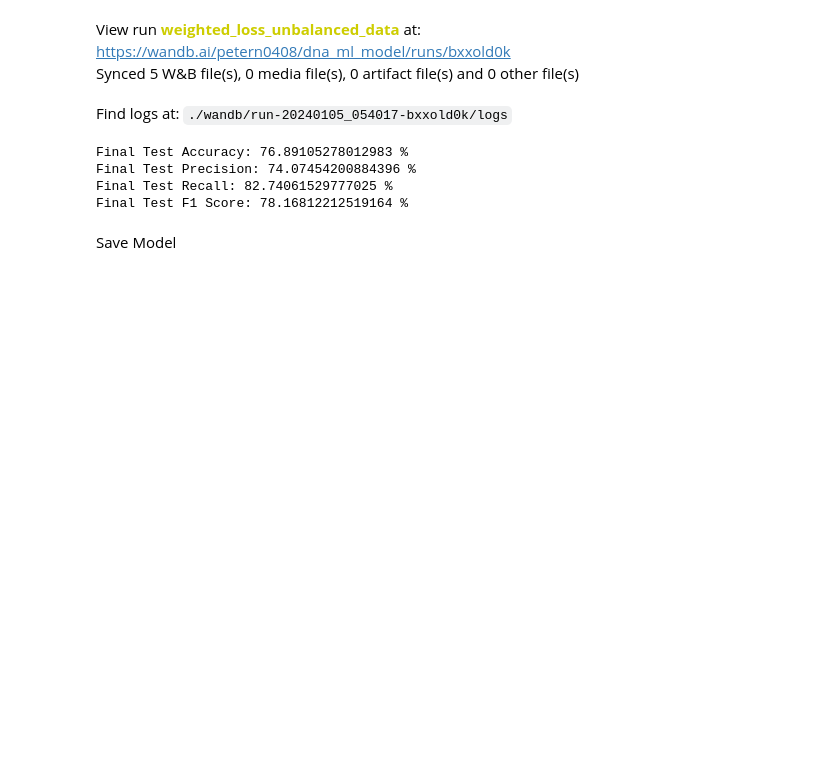
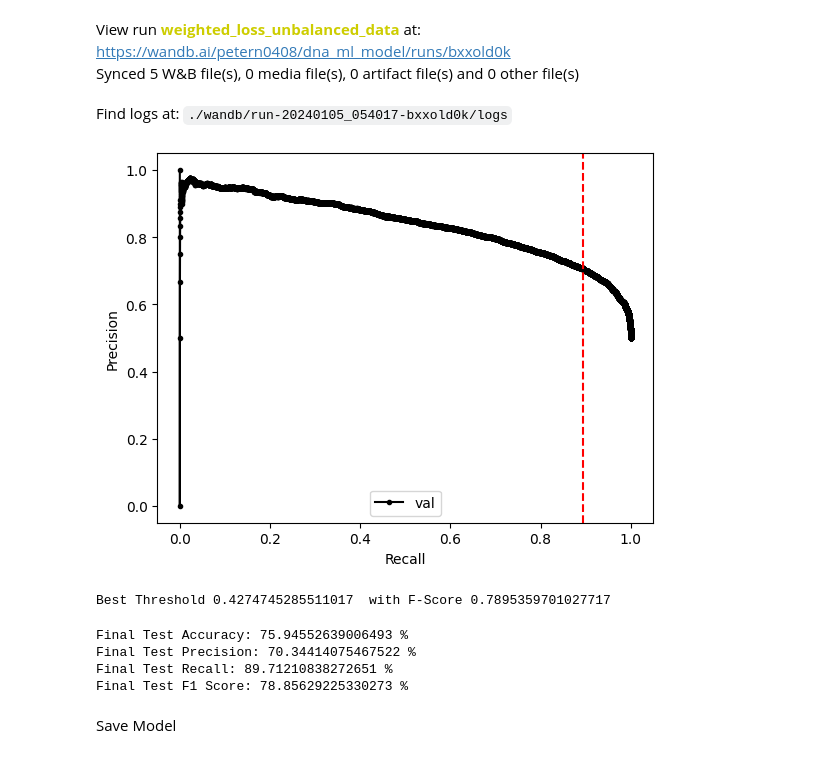
Before and after one commit to petern48/dna-ml-model, a Jupyter notebook: main.ipynb, the cells around one changed output. Cells and saved outputs as stored; diff of their text form; code cells hidden in the pictures; blank space fills up the shorter version.

Commit message:
Update main.ipynb with utils.get_preds() using threshold

```diff
--- a/main.ipynb
+++ b/main.ipynb
@@ -256,9 +236,9 @@ test_loader = torch.utils.data.DataLoader(
 # USING_WANDB = True
 # %%
 # TRAINING LOOP
-USING_WANDB = False
+# USING_WANDB = False
 if USING_WANDB:
-    note = f"weighted_loss_unbalanced_data"
+    note = f"reduced data"
     # note = f"{optimizer.__class__.__name__}-{kernel_size}-kernel-{num_filters1}-{num_filters2}-conv-{hidden_dense1}-{hidden_dense2}-dense" # "lstm_no_dropout" # "0.5_dropout"
     wandb.init(
         project="dna_ml_model",
@@ -315,7 +295,7 @@ for epoch in range(epochs):
 
         running_loss += loss.item() * samples.size(0)  # loss per sample times batch size
 
-        preds = torch.round(outputs)
+        preds = utils.get_preds(outputs)
         running_corrects += torch.sum(preds == labels.data).item()
         # print(outputs.shape, preds.shape)
         CM += confusion_matrix(labels.flatten().detach().numpy(), preds.flatten().detach().numpy())
@@ -409,46 +374,49 @@ Find logs at: ./wandb/run-20240105_054017-bxxold0k/logs
 # %%
 # Precision recall plot for finding optimal threshold
 
+import matplotlib.pyplot as plt
 which_dataset = "val"  # test
 # which_dataset = "test"
 dataset = val_dataset if which_dataset == "val" else test_dataset
 dataloader = val_loader if which_dataset == "val" else test_loader
 
 total_probs = np.empty(0)
 model.eval()
 # Calculate the probs
 for batch in dataloader:
     samples, labels = batch['sequence'].to(device), batch['label'].to(device)
 
     outputs = model(samples)
 
     total_probs = np.concatenate((total_probs, outputs.flatten().detach().numpy()))
 
 
 precisions, recalls, thresholds = precision_recall_curve(dataset.list2, total_probs)
 # dataset.list2  # list of all labels
 
-import matplotlib.pyplot as plt
 plt.plot(recalls, precisions, marker='.', label=which_dataset, color="black")
 # axis labels
 plt.xlabel('Recall')
 plt.ylabel('Precision')
 # show the legend
 plt.legend()
-fscore = (2 * precisions * recalls) / (precisions + recalls)
+fscores = (2 * precisions * recalls) / (precisions + recalls)
 
 # Turn nan values to 0
-fscore[np.isnan(fscore)] = 0
+fscores[np.isnan(fscores)] = 0
 
 # locate the index of the largest f score
-ix = np.argmax(fscore)
-print(ix)
+ix = np.argmax(fscores)
 best_threshold = thresholds[ix]
-plt.plot(recall[ix], precision[ix], color="red")
-plt.axvline(recall[ix], ls='--', color="red", label="Best F-Score")
+plt.plot(recalls[ix], precisions[ix], color="red")
+plt.axvline(recalls[ix], ls='--', color="red", label="Best F-Score")
 # show the plot
 plt.show()
-print("Best Threshold", thresholds[ix], " with F-Score", fscore[ix])
+print("Best Threshold", thresholds[ix], " with F-Score", fscores[ix])
+# Best Threshold 42.7
+# %% [output]
+[figure, added]
+Best Threshold 0.4274745285511017  with F-Score 0.7895359701027717
 # %%
 # EVALUATE on test dataset
 total_predictions = 0
@@ -462,7 +430,7 @@ for batch in test_loader:  # tqdm()
 
     test_samples, test_labels = batch['sequence'].to(device), batch['label'].to(device)
     test_outputs = model(test_samples)
-    test_preds = torch.round(test_outputs)
+    test_preds = utils.get_preds(test_outputs)
 
     test_labels = test_labels.reshape(-1, 1).float()
 
@@ -499,10 +467,10 @@ if USING_WANDB:
 
     # wandb.finish()
 # %% [output]
-Final Test Accuracy: 76.89105278012983 %
-Final Test Precision: 74.07454200884396 %
-Final Test Recall: 82.74061529777025 %
-Final Test F1 Score: 78.16812212519164 %
+Final Test Accuracy: 75.94552639006493 %
+Final Test Precision: 70.34414075467522 %
+Final Test Recall: 89.71210838272651 %
+Final Test F1 Score: 78.85629225330273 %
 # %%
 # from sklearn.metrics import roc_curve, plot_roc_curve,
 # %%
```
Also changed, not shown: parts of 10 cells of this notebook.
